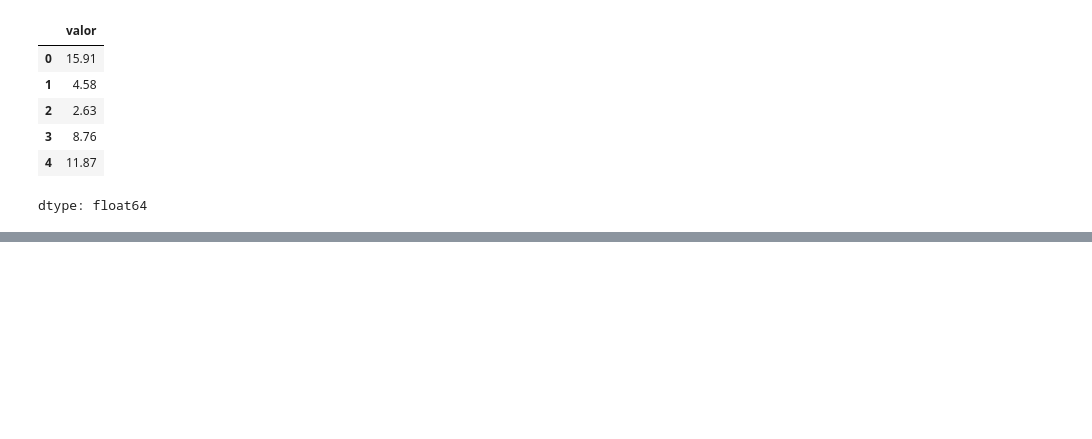
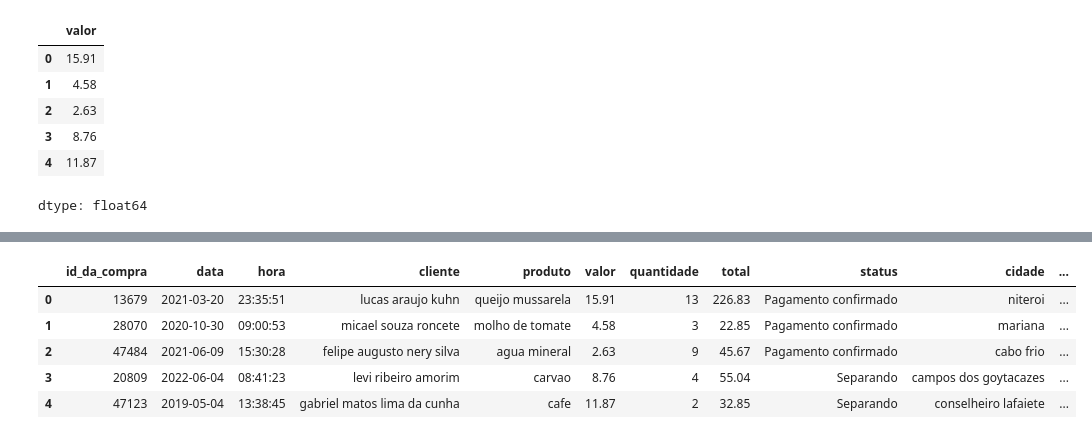
Before and after one commit to VitinDemarque/LimpezaDeDados, a Jupyter notebook: TrabalhoLimpeza.ipynb, the cells around one changed output, grey strips where cells are left out. Drawn from its saved outputs; the diff is of its cells as text; code cells hidden in the pictures; blank space fills up the shorter version.

```diff
--- a/TrabalhoLimpeza.ipynb
+++ b/TrabalhoLimpeza.ipynb
@@ -1202,0 +1272,10 @@ files.download('dados.csv')
+# %%
+df = pd.read_csv('dados (1).csv')
+df.head()
+# %% [output]
+|  | id_da_compra | data | hora | cliente | produto | valor | quantidade | total | status | cidade | ... |
+| 0 | 13679 | 2021-03-20 | 23:35:51 | lucas araujo kuhn | queijo mussarela | 15.91 | 13 | 226.83 | Pagamento confirmado | niteroi | ... |
+| 1 | 28070 | 2020-10-30 | 09:00:53 | micael souza roncete | molho de tomate | 4.58 | 3 | 22.85 | Pagamento confirmado | mariana | ... |
+| 2 | 47484 | 2021-06-09 | 15:30:28 | felipe augusto nery silva | agua mineral | 2.63 | 9 | 45.67 | Pagamento confirmado | cabo frio | ... |
+| 3 | 20809 | 2022-06-04 | 08:41:23 | levi ribeiro amorim | carvao | 8.76 | 4 | 55.04 | Separando | campos dos goytacazes | ... |
+| 4 | 47123 | 2019-05-04 | 13:38:45 | gabriel matos lima da cunha | cafe | 11.87 | 2 | 32.85 | Separando | conselheiro lafaiete | ... |
```
Also changed, not shown: parts of 27 cells of this notebook.
